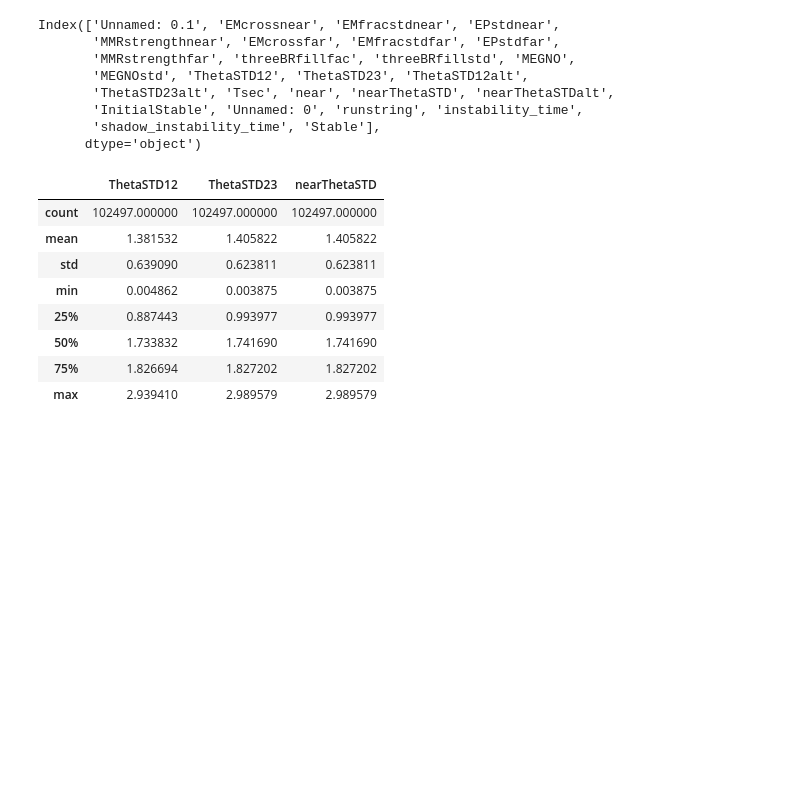
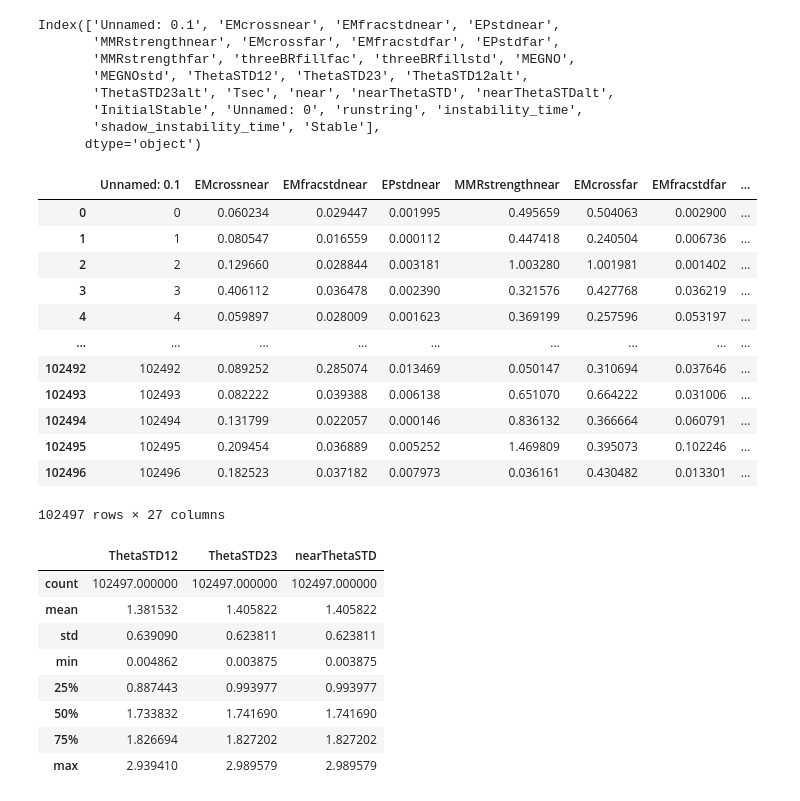
Before and after one commit to Ethadhani/spockUpdate, a Jupyter notebook: paper_plots/testing.ipynb, the cells around one changed output. Cells and saved outputs as stored; diff of their text form; code cells hidden in the pictures; blank space fills up the shorter version.

```diff
--- a/paper_plots/testing.ipynb
+++ b/paper_plots/testing.ipynb
@@ -42,6 +45,22 @@ y = list(map(plotfill,fillList))
 y = list(map(lambda x: 10**((x)+5.5), y))
 # %%
 import matplotlib as mpl
+# %%
+data
+# %% [output]
+|  | Unnamed: 0.1 | EMcrossnear | EMfracstdnear | EPstdnear | MMRstrengthnear | EMcrossfar | EMfracstdfar | ... |
+| 0 | 0 | 0.060234 | 0.029447 | 0.001995 | 0.495659 | 0.504063 | 0.002900 | ... |
+| 1 | 1 | 0.080547 | 0.016559 | 0.000112 | 0.447418 | 0.240504 | 0.006736 | ... |
+| 2 | 2 | 0.129660 | 0.028844 | 0.003181 | 1.003280 | 1.001981 | 0.001402 | ... |
+| 3 | 3 | 0.406112 | 0.036478 | 0.002390 | 0.321576 | 0.427768 | 0.036219 | ... |
+| 4 | 4 | 0.059897 | 0.028009 | 0.001623 | 0.369199 | 0.257596 | 0.053197 | ... |
+| ... | ... | ... | ... | ... | ... | ... | ... | ... |
+| 102492 | 102492 | 0.089252 | 0.285074 | 0.013469 | 0.050147 | 0.310694 | 0.037646 | ... |
+| 102493 | 102493 | 0.082222 | 0.039388 | 0.006138 | 0.651070 | 0.664222 | 0.031006 | ... |
+| 102494 | 102494 | 0.131799 | 0.022057 | 0.000146 | 0.836132 | 0.366664 | 0.060791 | ... |
+| 102495 | 102495 | 0.209454 | 0.036889 | 0.005252 | 1.469809 | 0.395073 | 0.102246 | ... |
+| 102496 | 102496 | 0.182523 | 0.037182 | 0.007973 | 0.036161 | 0.430482 | 0.013301 | ... |
+102497 rows × 27 columns
 # %%
 # fig, ax = plt.subplots(1,2, figsize=(15,5), sharey=True)
 # vmi = 0.5
```
Also changed, not shown: parts of 22 cells of this notebook, 2 other files.
